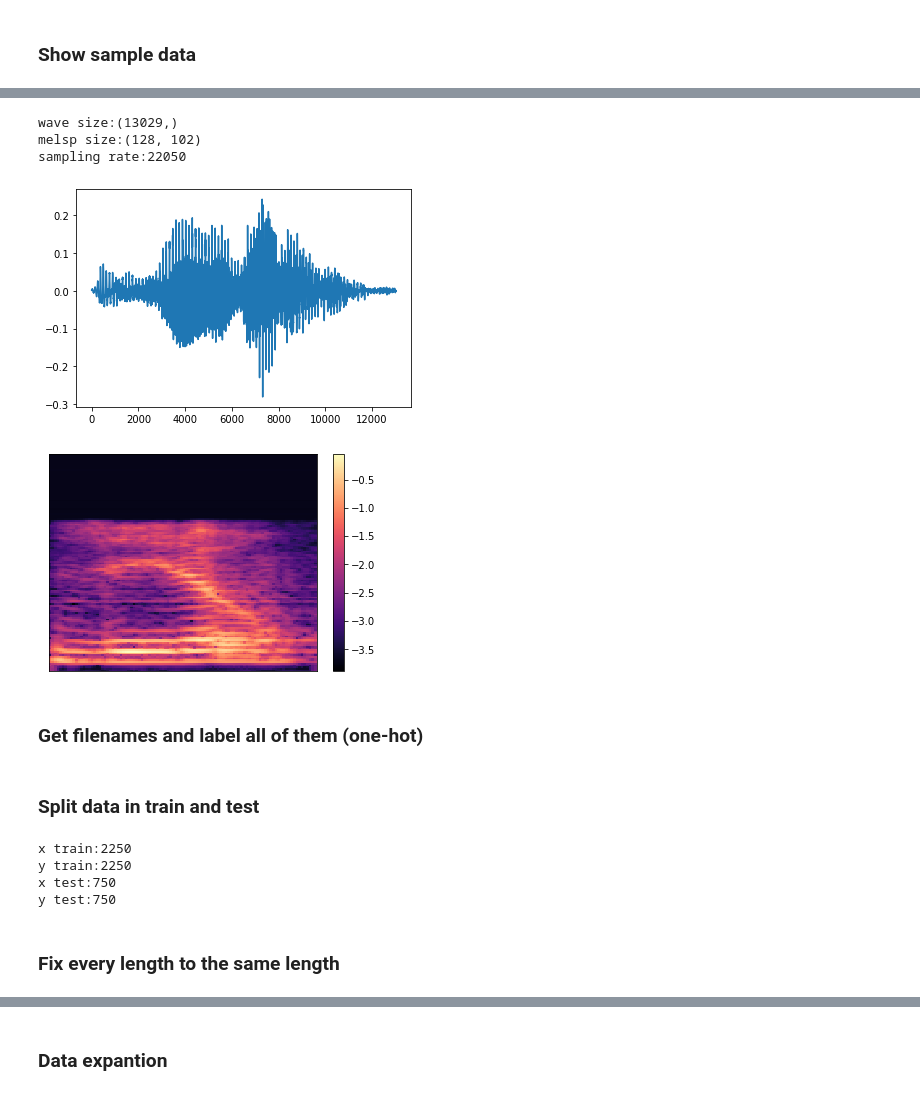
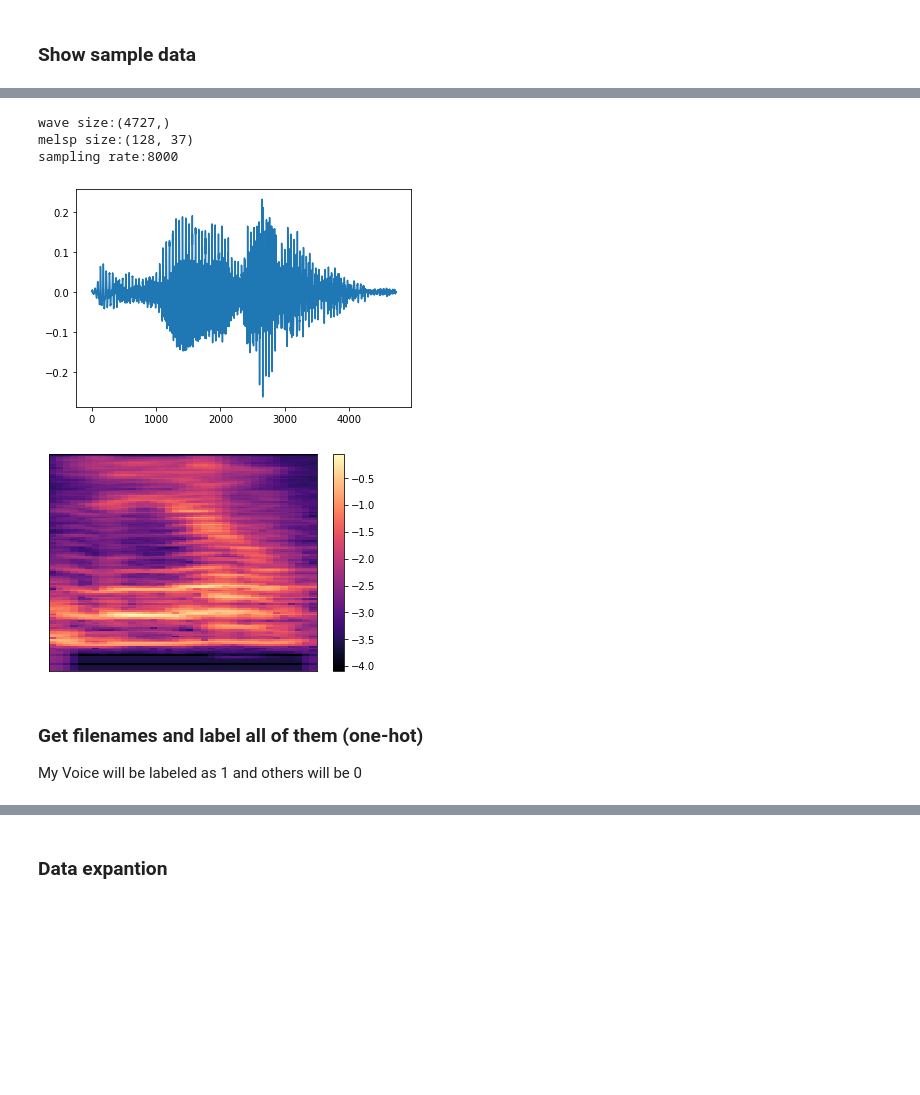
Before and after one commit to kei5uke/voice-classification, a Jupyter notebook: voice_classify.ipynb, the cells around one changed output, grey strips where cells are left out. Drawn from its saved outputs; the diff is of its cells as text; code cells hidden in the pictures; blank space fills up the shorter version.

```diff
--- a/voice_classify.ipynb
+++ b/voice_classify.ipynb
@@ -15,14 +22,14 @@ from sklearn import model_selection
 # %%
 # load wav data
-def load_wav(audio_dir, file_name):
+def load_wav(audio_dir, file_name, sr):
     file_path = os.path.join(audio_dir, file_name)
-    x, sr = librosa.load(file_path)
+    x, sr = librosa.load(file_path, sr=sr)
     return x, sr
 
 # convert wav data to melspectrogram
-def calculate_melsp(x, n_fft=1024, hop_length=128):
-    stft = np.abs(librosa.stft(x, n_fft=n_fft, hop_length=hop_length))**2
-    log_stft = librosa.power_to_db(stft, ref=np.max)
+def calculate_melsp(x, n_fft=1024, hop_length=128, sr=4000):
+    stft = librosa.stft(x, n_fft=n_fft, hop_length=hop_length)
+    log_stft = librosa.power_to_db(np.abs(stft)**2, ref=np.max)
     melsp = librosa.feature.melspectrogram(S=log_stft,n_mels=128)
     return melsp
 
@@ -41,14 +60,15 @@ def show_melsp(melsp, sr):
 # %%
-x, sr = load_wav('free-spoken-digit-dataset/recordings/','0_george_1.wav')
-melsp = calculate_melsp(x)
+x, sr = load_wav('free-spoken-digit-dataset/recordings/','0_george_1.wav', sr=8000)
+melsp = calculate_melsp(x, sr=sr)
 print(f'wave size:{x.shape}\nmelsp size:{melsp.shape}\nsampling rate:{sr}')
 show_wav(x)
 show_melsp(melsp, sr)
 # %% [output]
-wave size:(13029,)
-melsp size:(128, 102)
-sampling rate:22050
+wave size:(4727,)
+melsp size:(128, 37)
+sampling rate:8000
-[figure, old version]
+[figure, new version]
-[figure, old version]
+[figure, new version]
 # %% [markdown]
 ### Get filenames and label all of them (one-hot)
+My Voice will be labeled as 1 and others will be 0
@@ -75,15 +74,0 @@ label = np.array(label)
-# %% [markdown]
-### Split data in train and test
-# %%
-x_train_fn, x_test_fn, y_train, y_test = model_selection.train_test_split(X, label, test_size=0.25, stratify=label, shuffle=True)
-print("x train:{0}\ny train:{1}\nx test:{2}\ny test:{3}".format(len(x_train_fn),
-                                                                len(y_train),
-                                                                len(x_test_fn),
-                                                                len(y_test)))
-# %% [output]
-x train:2250
-y train:2250
-x test:750
-y test:750
-# %% [markdown]
-### Fix every length to the same length
```
Also changed, not shown: parts of 32 cells of this notebook.
